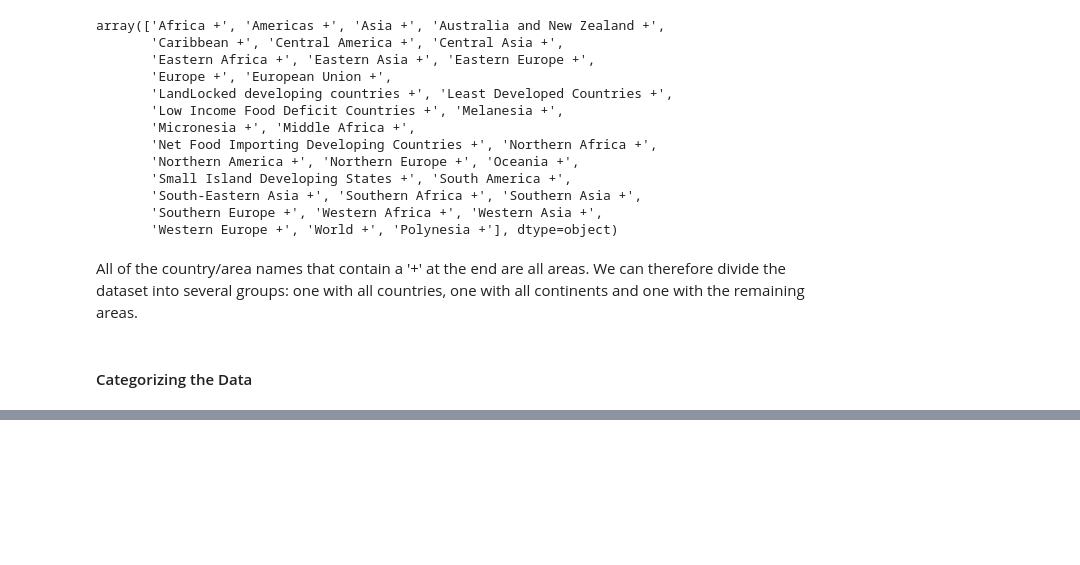
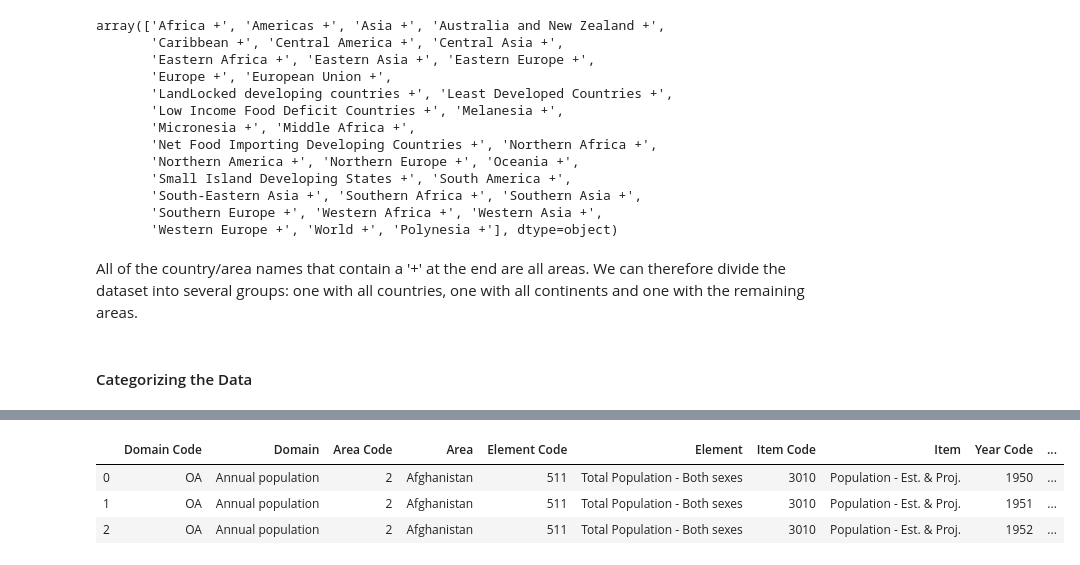
Before and after one commit to theodorhusefest/ADA-2019-project1-sovellettu-tiedon-analysoint, a Jupyter notebook: milestone2.ipynb, the cells around one changed output, grey strips where cells are left out. Saved outputs shown, nothing was run; the diff lists cells and outputs as text; code cells hidden in the pictures; blank space fills up the shorter version.

```diff
--- a/milestone2.ipynb
+++ b/milestone2.ipynb
@@ -400,0 +410,8 @@ Number of unique areas: 28
+# %%
+population = pd.read_csv('./raw_data/fao_data_population.csv')
+population.head(3)
+# %% [output]
+|  | Domain Code | Domain | Area Code | Area | Element Code | Element | Item Code | Item | Year Code | ... |
+| 0 | OA | Annual population | 2 | Afghanistan | 511 | Total Population - Both sexes | 3010 | Population - Est. & Proj. | 1950 | ... |
+| 1 | OA | Annual population | 2 | Afghanistan | 511 | Total Population - Both sexes | 3010 | Population - Est. & Proj. | 1951 | ... |
+| 2 | OA | Annual population | 2 | Afghanistan | 511 | Total Population - Both sexes | 3010 | Population - Est. & Proj. | 1952 | ... |
```
Also changed, not shown: parts of 12 cells of this notebook.
